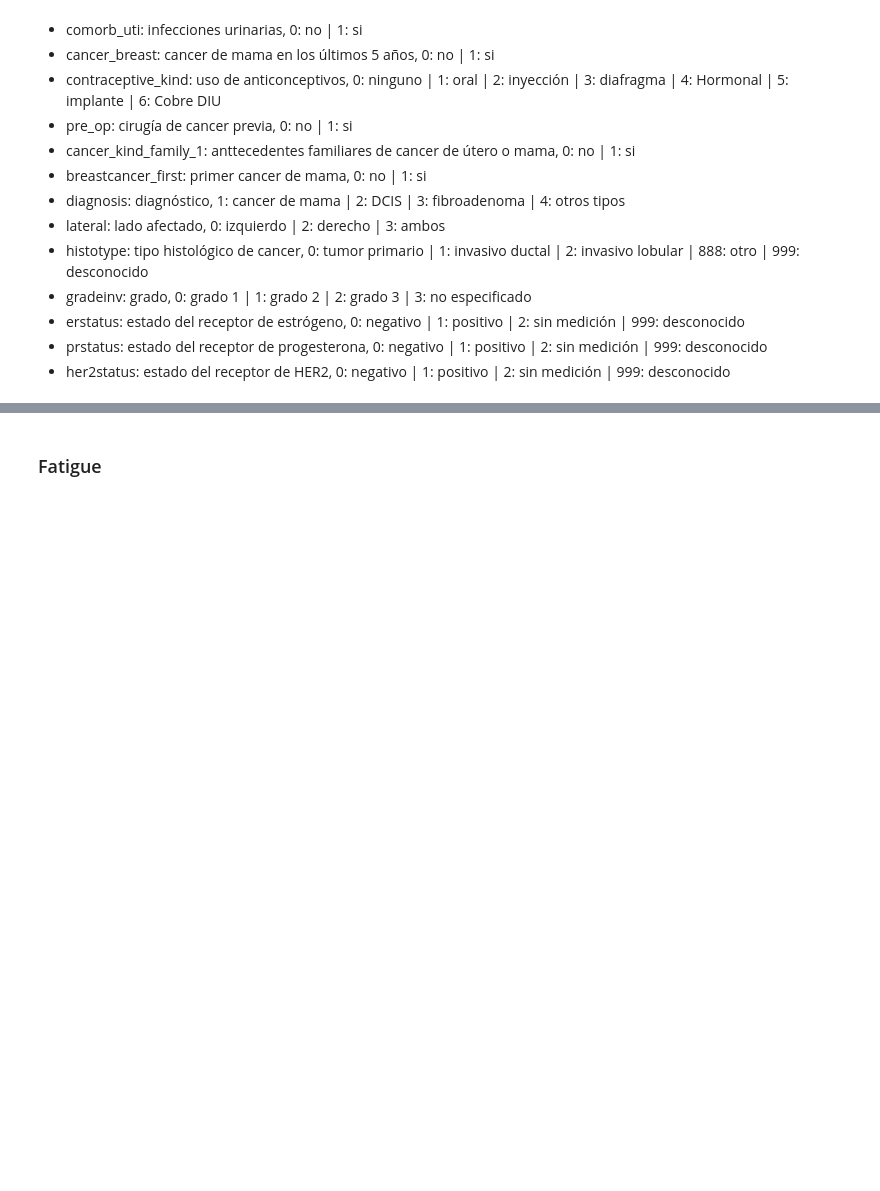
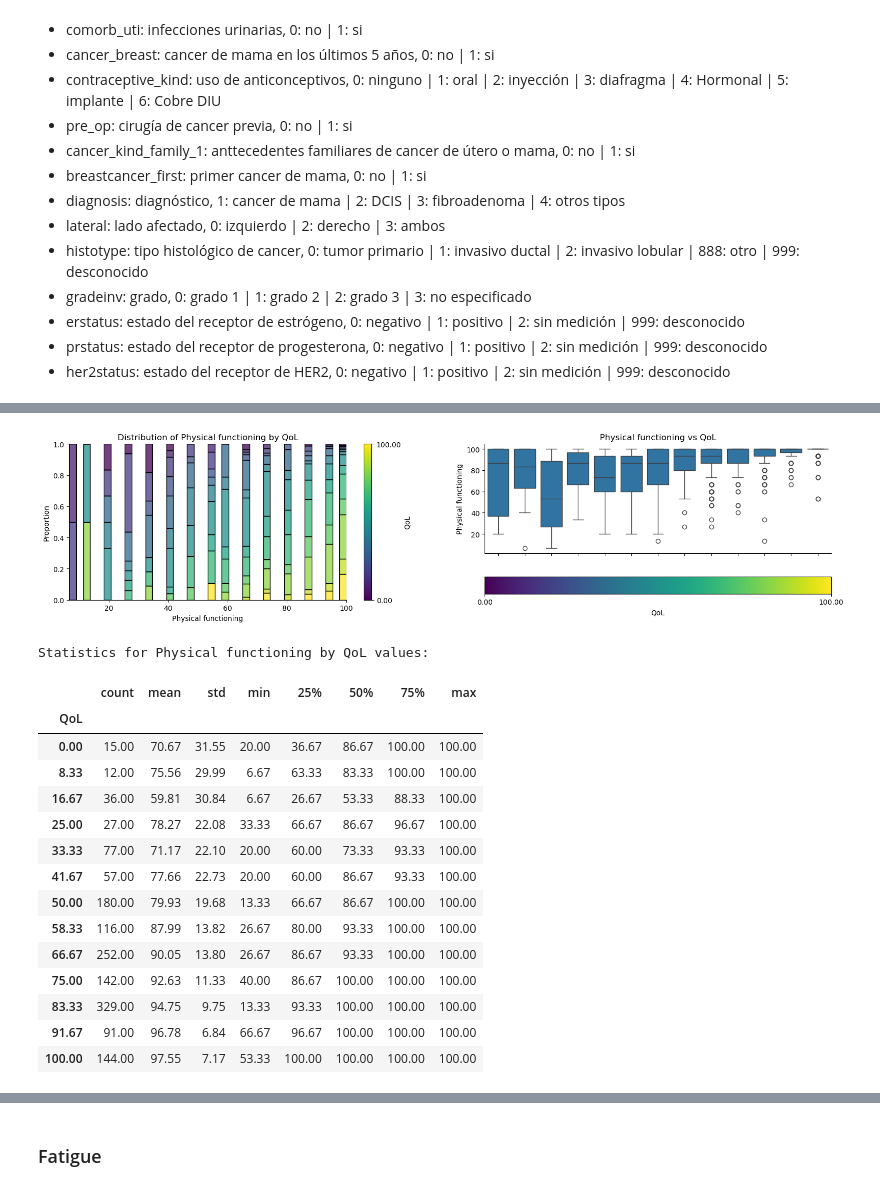
Before and after one commit to ppimas-uoc/TFG---Inteligencia-Artificial, a Jupyter notebook: Fase 2/01_EDA.ipynb, the cells around one changed output, grey strips where cells are left out. Saved outputs shown, nothing was run; the diff lists cells and outputs as text; code cells hidden in the pictures; blank space fills up the shorter version.

```diff
--- a/Fase 2/01_EDA.ipynb
+++ b/Fase 2/01_EDA.ipynb
@@ -484,0 +278,21 @@ df_qlq_C30 = df_qlq_C30.rename(columns= {
+# %%
+# Visualización de los atributos más destacables de la variable
+afn.viz_single_variable(df_C30, 'Physical functioning')
+# %% [output]
+[figure, added]
+Statistics for Physical functioning by QoL values:
+|  | count | mean | std | min | 25% | 50% | 75% | max |
+| QoL |  |  |  |  |  |  |  |  |
+| 0.00 | 15.00 | 70.67 | 31.55 | 20.00 | 36.67 | 86.67 | 100.00 | 100.00 |
+| 8.33 | 12.00 | 75.56 | 29.99 | 6.67 | 63.33 | 83.33 | 100.00 | 100.00 |
+| 16.67 | 36.00 | 59.81 | 30.84 | 6.67 | 26.67 | 53.33 | 88.33 | 100.00 |
+| 25.00 | 27.00 | 78.27 | 22.08 | 33.33 | 66.67 | 86.67 | 96.67 | 100.00 |
+| 33.33 | 77.00 | 71.17 | 22.10 | 20.00 | 60.00 | 73.33 | 93.33 | 100.00 |
+| 41.67 | 57.00 | 77.66 | 22.73 | 20.00 | 60.00 | 86.67 | 93.33 | 100.00 |
+| 50.00 | 180.00 | 79.93 | 19.68 | 13.33 | 66.67 | 86.67 | 100.00 | 100.00 |
+| 58.33 | 116.00 | 87.99 | 13.82 | 26.67 | 80.00 | 93.33 | 100.00 | 100.00 |
+| 66.67 | 252.00 | 90.05 | 13.80 | 26.67 | 86.67 | 93.33 | 100.00 | 100.00 |
+| 75.00 | 142.00 | 92.63 | 11.33 | 40.00 | 86.67 | 100.00 | 100.00 | 100.00 |
+| 83.33 | 329.00 | 94.75 | 9.75 | 13.33 | 93.33 | 100.00 | 100.00 | 100.00 |
+| 91.67 | 91.00 | 96.78 | 6.84 | 66.67 | 96.67 | 100.00 | 100.00 | 100.00 |
+| 100.00 | 144.00 | 97.55 | 7.17 | 53.33 | 100.00 | 100.00 | 100.00 | 100.00 |
```
Also changed, not shown: parts of 119 cells of this notebook, 4 other files.
